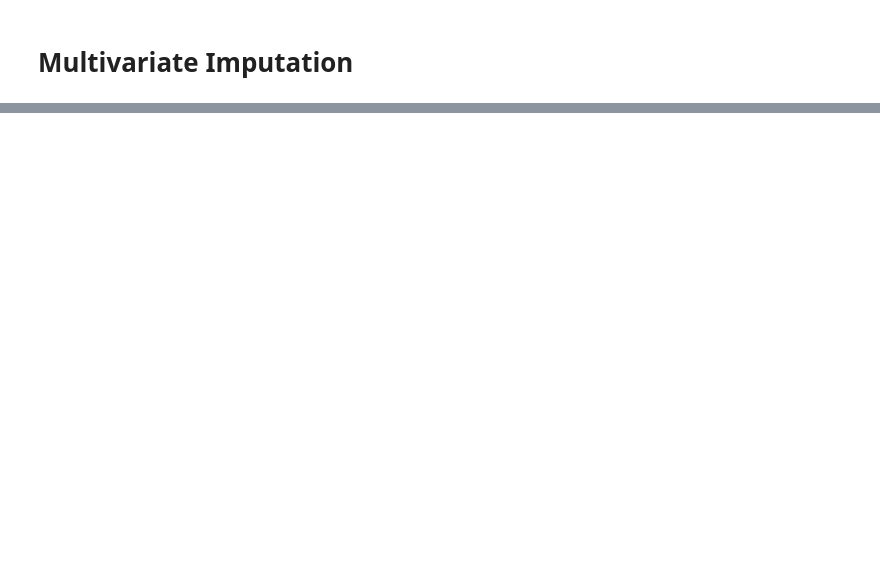
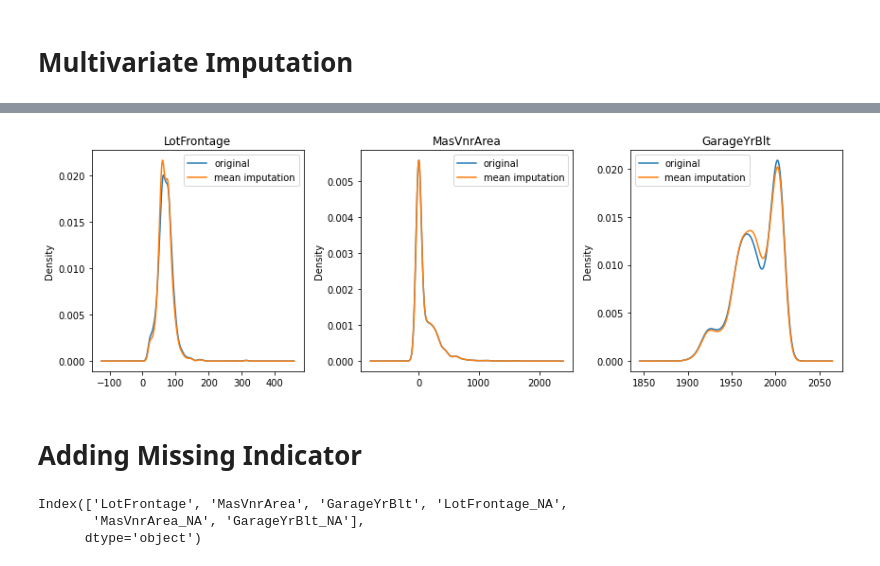
Before and after one commit to mkang32/feature-engineering, a Jupyter notebook: notebooks/1.missing_data_imputation/missing_data_imputation_summary_1.ipynb, the cells around one changed output, grey strips where cells are left out. Saved outputs shown, nothing was run; the diff lists cells and outputs as text; code cells hidden in the pictures; blank space fills up the shorter version.

```diff
--- a/notebooks/1.missing_data_imputation/missing_data_imputation_summary_1.ipynb
+++ b/notebooks/1.missing_data_imputation/missing_data_imputation_summary_1.ipynb
@@ -90,2 +227,14 @@ dtype: float64
 # %% [markdown]
 # Multivariate Imputation
+# %%
+# initialize imputer
+imputer = KNNImputer()
+
+# fit the imputer on X_train. pass only numeric columns.
+imputer.fit(X_train[num_cols_with_na])
+
+# transform the data using the fitted imputer
+X_train_knn_impute = imputer.transform(X_train[num_cols_with_na])
+
+# put the output into DataFrame. remember to pass columns used in fit/transform
+X_train_knn_impute = pd.DataFrame(X_train_knn_impute, columns=num_cols_with_na)
@@ -91,0 +250,22 @@ dtype: float64
+# %%
+fig, axes = plt.subplots(figsize=(12, 4))
+for i in range(len(num_cols_with_na)):
+    ax = plt.subplot(1, 3, i+1)
+    col = num_cols_with_na[i]
+
+    X_train[col].plot.kde()
+    X_train_knn_impute[col].plot.kde()
+
+    ax.set_title(col)
+    ax.legend(['original', 'mean imputation'])
+plt.tight_layout()
+# %% [output]
+[figure, added]
+# %% [markdown]
+# Adding Missing Indicator
+# %%
+num_cols_with_na.append(num_cols_with_na + '_NA')
+# %% [output]
+Index(['LotFrontage', 'MasVnrArea', 'GarageYrBlt', 'LotFrontage_NA',
+       'MasVnrArea_NA', 'GarageYrBlt_NA'],
+      dtype='object')
```
Also changed, not shown: parts of 29 cells of this notebook.
